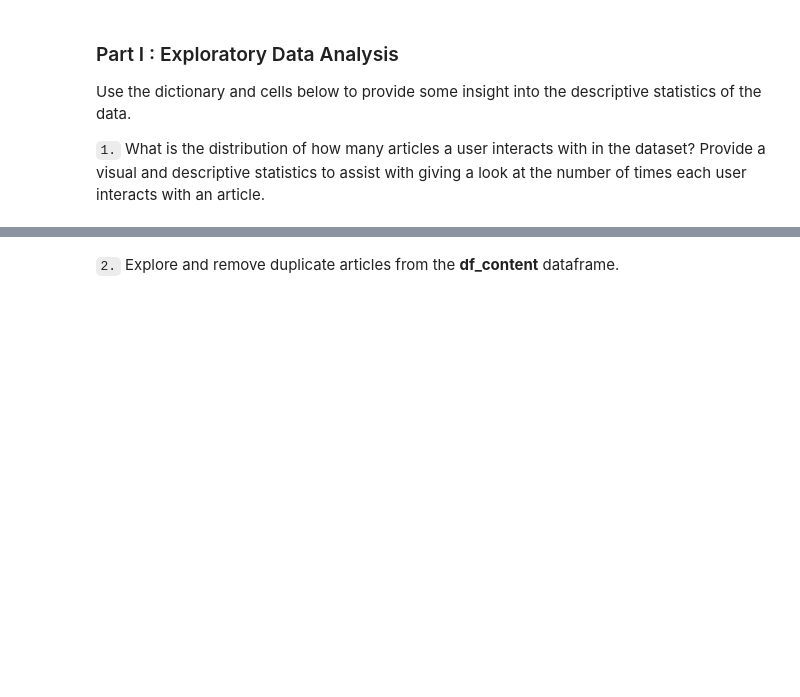
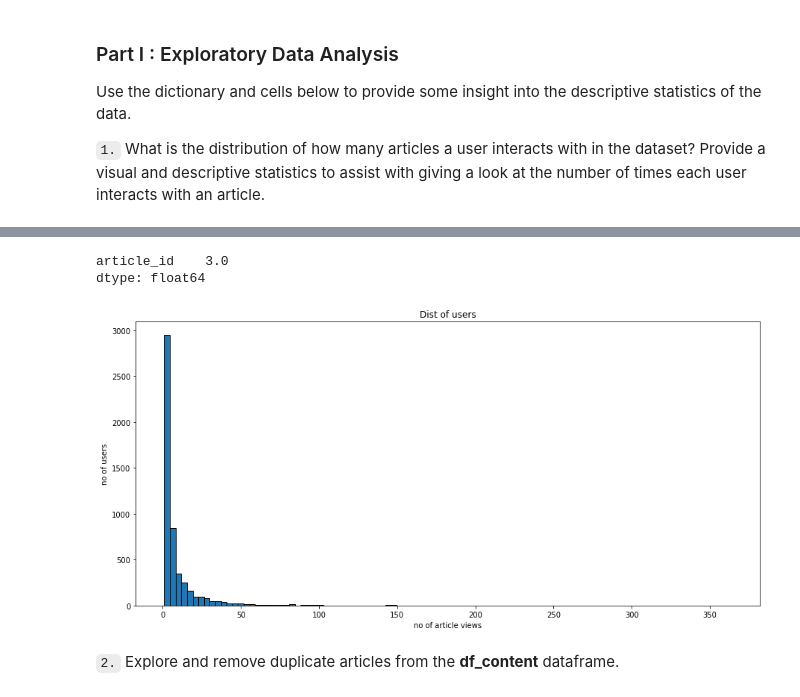
Before and after one commit to magrathj/IBM-Recommendation-Engine, a Jupyter notebook: Recommendations_with_IBM.ipynb, the cells around one changed output, grey strips where cells are left out. Drawn from its saved outputs; the diff is of its cells as text; code cells hidden in the pictures; blank space fills up the shorter version.

```diff
--- a/Recommendations_with_IBM.ipynb
+++ b/Recommendations_with_IBM.ipynb
@@ -61,3 +73,19 @@ Use the dictionary and cells below to provide some insight into the descriptive
+# %%
+df[['email','article_id']].groupby(['email']).count().median()
+# %% [output]
+article_id    3.0
+dtype: float64
+# %%
+plt.figure(figsize=(15,7))
+plt.hist(df[['email','article_id']].groupby(['email']).count()['article_id'], bins=100, histtype='bar', ec='black')
+plt.yscale('linear')
+plt.xscale('linear')
+plt.title('Dist of users')
+plt.xlabel('no of article views')
+plt.ylabel('no of users')
+plt.show()
+# %% [output]
+[figure, added]
 # %%
 # Fill in the median and maximum number of user_article interactios below
 
```
Also changed, not shown: parts of 26 cells of this notebook.
